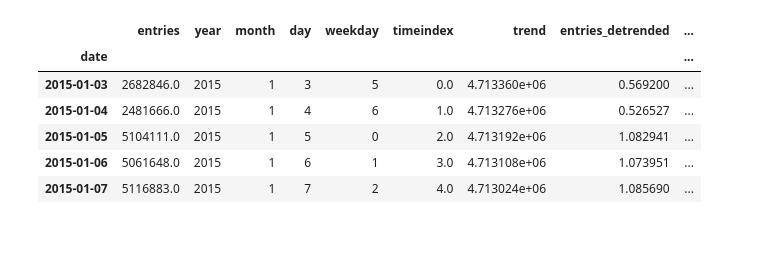
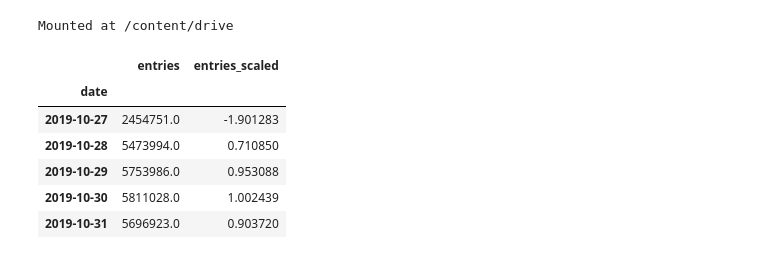
Before and after one commit to sujeongcha/TimeSeries-Transporation-and-Covid19, a Jupyter notebook: Modelling/Subway_prophet.ipynb, the cells around one changed output. Cells and saved outputs as stored; diff of their text form; code cells hidden in the pictures.

```diff
--- a/Modelling/Subway_prophet.ipynb
+++ b/Modelling/Subway_prophet.ipynb
@@ -8,10 +49,18 @@ df_preCovid_test = pd.read_pickle("../Data/Subway_Data/preCovid_test.pkl")
+# %%
+drive.mount('/content/drive')
+# %% [output]
+Mounted at /content/drive
+# %%
+DATA_PATH = "/content/drive/MyDrive/Data"
+df_preCovid_train = pickle.load(open(DATA_PATH+'/preCovid_stdized_train.pkl','rb'))
+df_preCovid_test = pickle.load(open(DATA_PATH+'/preCovid_stdized_test.pkl','rb'))
 # %%
-df_preCovid_train.head()
+df_preCovid_train.tail()
 # %% [output]
-|  | entries | year | month | day | weekday | timeindex | trend | entries_detrended | ... |
-| date |  |  |  |  |  |  |  |  | ... |
-| 2015-01-03 | 2682846.0 | 2015 | 1 | 3 | 5 | 0.0 | 4.713360e+06 | 0.569200 | ... |
-| 2015-01-04 | 2481666.0 | 2015 | 1 | 4 | 6 | 1.0 | 4.713276e+06 | 0.526527 | ... |
-| 2015-01-05 | 5104111.0 | 2015 | 1 | 5 | 0 | 2.0 | 4.713192e+06 | 1.082941 | ... |
-| 2015-01-06 | 5061648.0 | 2015 | 1 | 6 | 1 | 3.0 | 4.713108e+06 | 1.073951 | ... |
-| 2015-01-07 | 5116883.0 | 2015 | 1 | 7 | 2 | 4.0 | 4.713024e+06 | 1.085690 | ... |
+|  | entries | entries_scaled |
+| date |  |  |
+| 2019-10-27 | 2454751.0 | -1.901283 |
+| 2019-10-28 | 5473994.0 | 0.710850 |
+| 2019-10-29 | 5753986.0 | 0.953088 |
+| 2019-10-30 | 5811028.0 | 1.002439 |
+| 2019-10-31 | 5696923.0 | 0.903720 |
```
Also changed, not shown: parts of 67 cells of this notebook.
